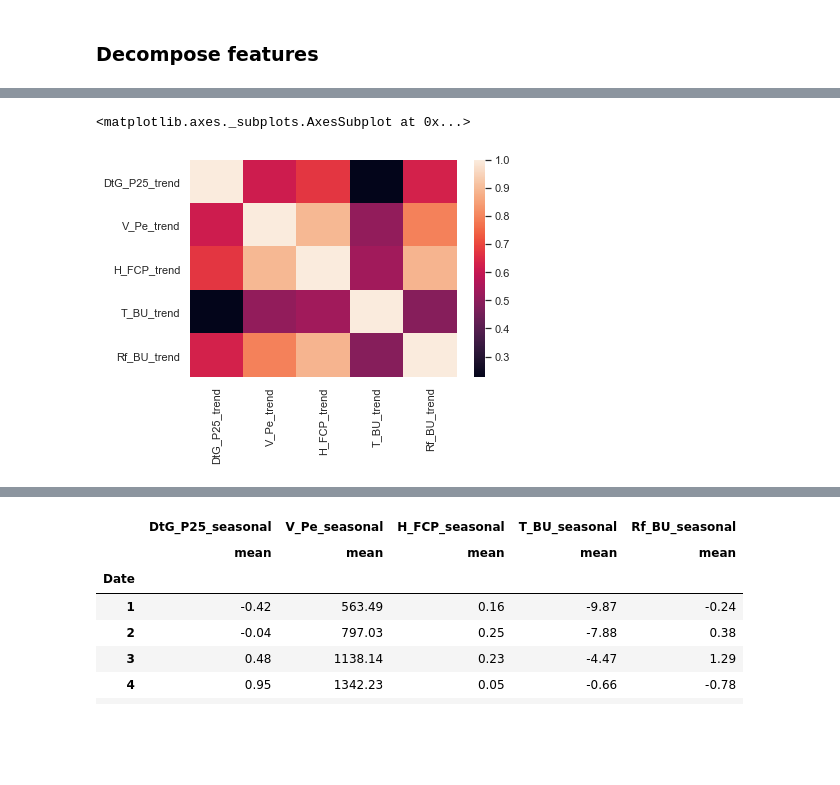
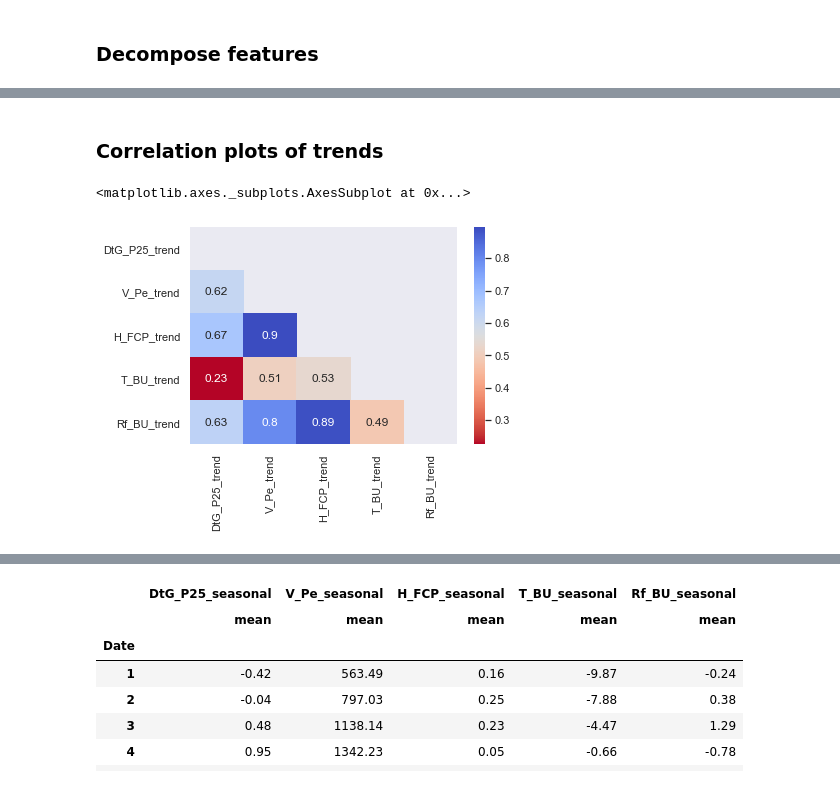
Before and after one commit to mfriebel/waterlevel_prediction, a Jupyter notebook: eda_Petrignano_2.ipynb, the cells around one changed output, grey strips where cells are left out. Saved outputs shown, nothing was run; the diff lists cells and outputs as text; code cells hidden in the pictures; blank space fills up the shorter version.

```diff
--- a/eda_Petrignano_2.ipynb
+++ b/eda_Petrignano_2.ipynb
@@ -224,4 +154,3 @@ temp_decompose = decompose_features(temp, 52)
 # %%
-rainfall = df_weekly['Rf_BU']
-rainfall_decompose = decompose_features(rainfall, 52)
+rainfall_decompose = eda.decompose_features(df_weekly['Rf_BU'], 52)
 # %% [output]
@@ -229,4 +158,3 @@ rainfall_decompose = decompose_features(rainfall, 52)
 # %%
-extraction = df_weekly['V_Pe']
-extraction_decompose = decompose_features(extraction, 52)
+extraction_decompose = eda.decompose_features(df_weekly['V_Pe'], 52)
 # %% [output]
@@ -234,4 +162,3 @@ extraction_decompose = decompose_features(extraction, 52)
 # %%
-hydrometry = df_weekly['H_FCP']
-hydrometry_decompose = decompose_features(hydrometry, 52)
+hydrometry_decompose = eda.decompose_features(df_weekly['H_FCP'], 52)
 # %% [output]
@@ -261,4 +183,4 @@ AttributeError: 'numpy.ndarray' object has no attribute 'set_xlim'
 # %%
-df_decomposed['V_Pe_trend_2M'] = df_decomposed['V_Pe_trend'].shift(2*4)
-df_decomposed['H_FCP_trend_2M'] = df_decomposed['H_FCP_trend'].shift(2*4)
-df_decomposed['Rf_BU_trend_2M'] = df_decomposed['Rf_BU_trend'].shift(2*4)
+df_decomposed['V_Pe_trend_4M'] = df_decomposed['V_Pe_trend'].shift(4*4)
+df_decomposed['H_FCP_trend_6M'] = df_decomposed['H_FCP_trend'].shift(6*4)
+df_decomposed['Rf_BU_trend_6M'] = df_decomposed['Rf_BU_trend'].shift(6*4)
@@ -265,7 +191,9 @@ df_decomposed['Rf_BU_trend_2M'] = df_decomposed['Rf_BU_trend'].shift(2*4)
+# %% [markdown]
+### Correlation plots of trends
 # %%
 col_trend = ['DtG_P25_trend', 'V_Pe_trend', 'H_FCP_trend', 'T_BU_trend', 'Rf_BU_trend']
 corr_trend =  df_decomposed[col_trend].corr()
-sns.heatmap(corr_trend)
+sns.heatmap(corr_trend, cmap='coolwarm_r', annot=True, mask=np.triu(corr_trend))
 # %% [output]
 <matplotlib.axes._subplots.AxesSubplot at 0x...>
-[figure, old version]
+[figure, new version]
```
Also changed, not shown: parts of 106 cells of this notebook.
